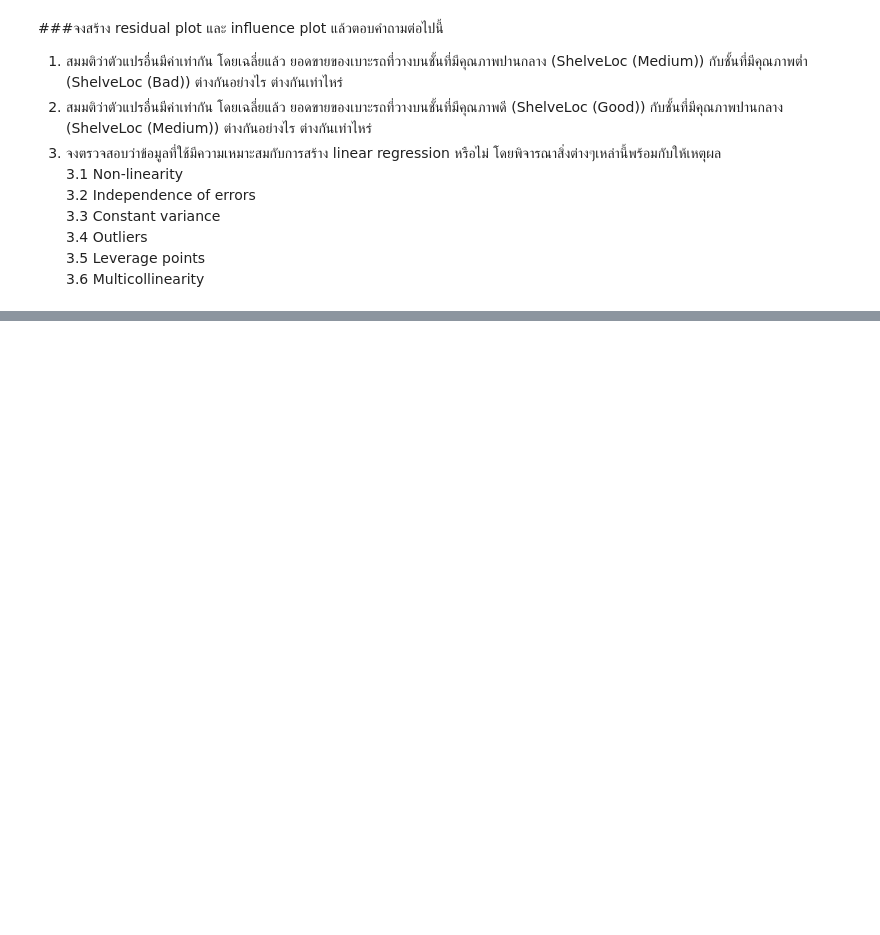
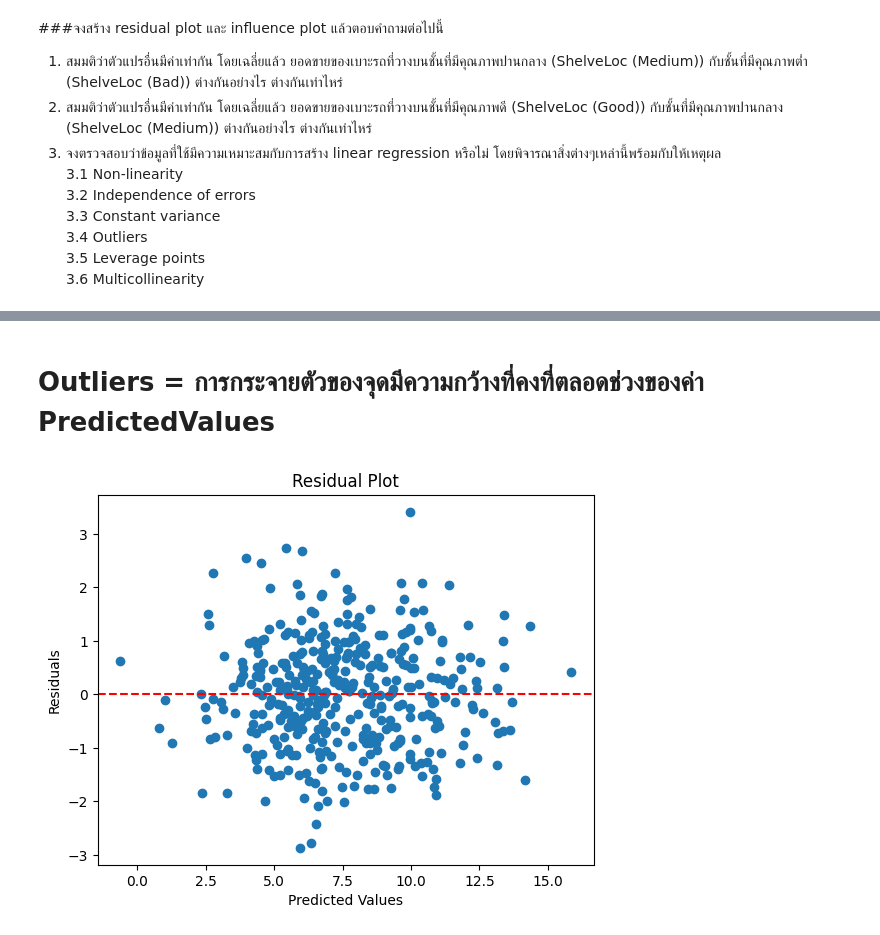
Before and after one commit to H0wAreU/Statistical-Learning-Labs., a Jupyter notebook: 229351_LAB07_670510777_LAB07.ipynb, the cells around one changed output, grey strips where cells are left out. Saved outputs shown, nothing was run; the diff lists cells and outputs as text; code cells hidden in the pictures; blank space fills up the shorter version.

```diff
--- a/229351_LAB07_670510777_LAB07.ipynb
+++ b/229351_LAB07_670510777_LAB07.ipynb
@@ -247,0 +524,13 @@ all_predictors = '+'.join(carseats.columns.drop('Sales')) #ใช้สูตร
+# %% [markdown]
+# **Outliers = การกระจายตัวของจุดมีความกว้างที่คงที่ตลอดช่วงของค่า PredictedValues**
+# %%
+import matplotlib.pyplot as plt
+
+plt.scatter(predicted, residuals)
+plt.axhline(y=0, color='red', linestyle='--')
+plt.xlabel("Predicted Values")
+plt.ylabel("Residuals")
+plt.title("Residual Plot")
+plt.show()
+# %% [output]
+[figure, added]
```
Also changed, not shown: parts of 38 cells of this notebook.
